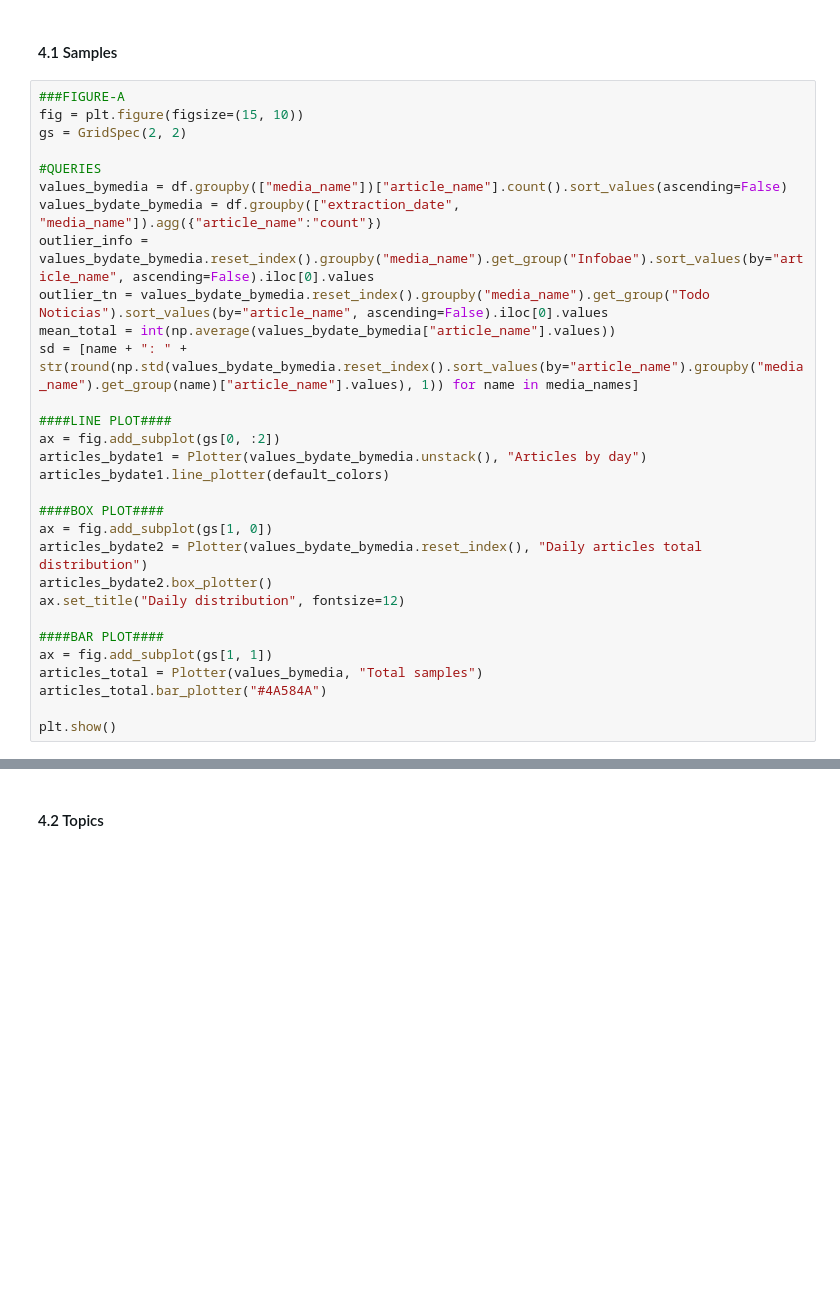
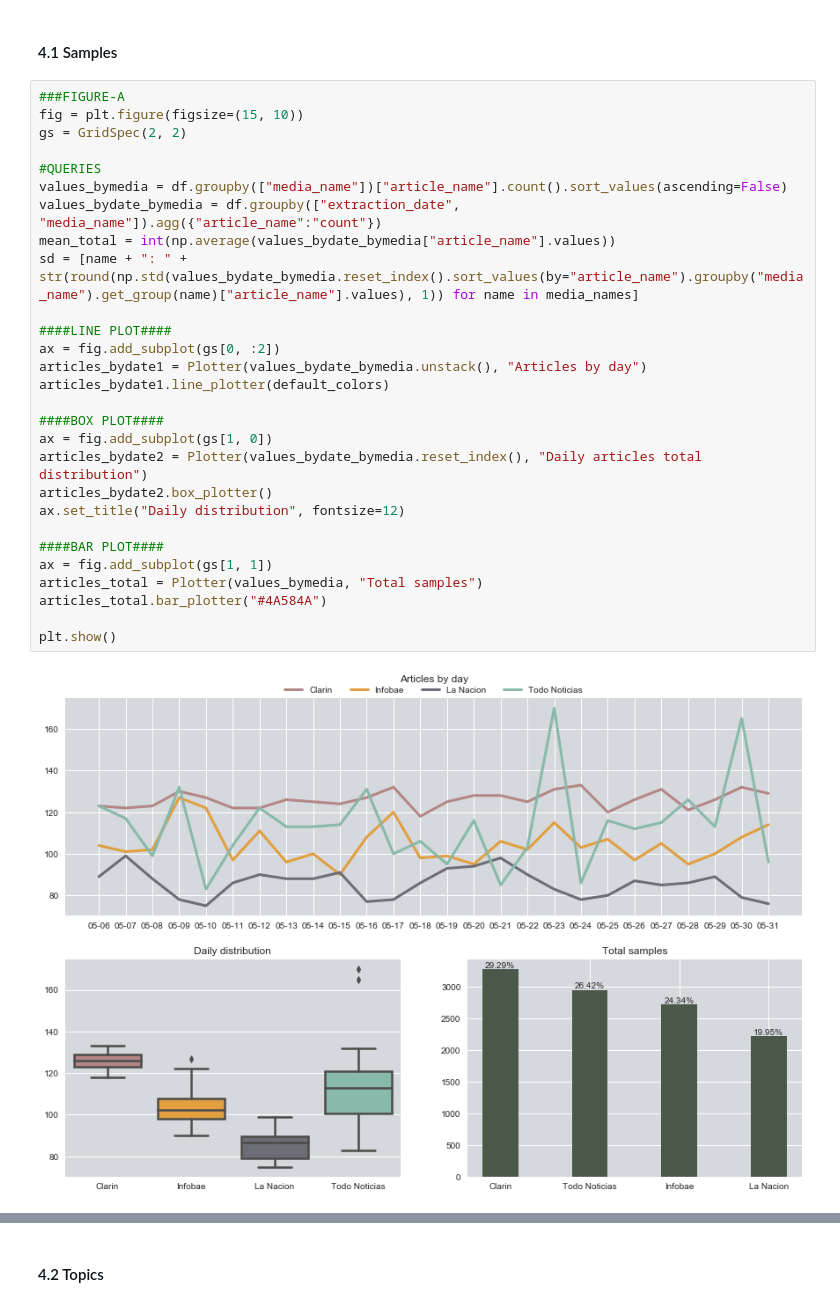
Before and after one commit to ljverni/media, a Jupyter notebook: media-report.ipynb, the cells around one changed output, grey strips where cells are left out. Drawn from its saved outputs; the diff is of its cells as text; blank space fills up the shorter version.

```diff
--- a/media-report.ipynb
+++ b/media-report.ipynb
@@ -254,33 +276,33 @@ class Plotter:
 # %%
 ###FIGURE-A
 fig = plt.figure(figsize=(15, 10))
 gs = GridSpec(2, 2)
 
 #QUERIES
 values_bymedia = df.groupby(["media_name"])["article_name"].count().sort_values(ascending=False)
 values_bydate_bymedia = df.groupby(["extraction_date", "media_name"]).agg({"article_name":"count"})
-outlier_info = values_bydate_bymedia.reset_index().groupby("media_name").get_group("Infobae").sort_values(by="article_name", ascending=False).iloc[0].values
-outlier_tn = values_bydate_bymedia.reset_index().groupby("media_name").get_group("Todo Noticias").sort_values(by="article_name", ascending=False).iloc[0].values
 mean_total = int(np.average(values_bydate_bymedia["article_name"].values))
 sd = [name + ": " + str(round(np.std(values_bydate_bymedia.reset_index().sort_values(by="article_name").groupby("media_name").get_group(name)["article_name"].values), 1)) for name in media_names]
 
 ####LINE PLOT####
 ax = fig.add_subplot(gs[0, :2])
 articles_bydate1 = Plotter(values_bydate_bymedia.unstack(), "Articles by day")
 articles_bydate1.line_plotter(default_colors)
 
 ####BOX PLOT####
 ax = fig.add_subplot(gs[1, 0])
 articles_bydate2 = Plotter(values_bydate_bymedia.reset_index(), "Daily articles total distribution")
 articles_bydate2.box_plotter()
 ax.set_title("Daily distribution", fontsize=12)
 
 ####BAR PLOT####
 ax = fig.add_subplot(gs[1, 1])
 articles_total = Plotter(values_bymedia, "Total samples")
 articles_total.bar_plotter("#4A584A")
 
 plt.show()
+# %% [output]
+[figure, added]
 # %% [markdown]
 The total amount of articles that make up the dataset is {{df.shape[0]}}, distribuited throughout {{df["extraction_date"].nunique()}} days. Any duplicates have been filtered in the scraping process. There were articles that remained on the home page for one or more days, and they are being counted as new articles as they have relative value. They represent a {{round(len(df[df.duplicated(["article_name"])==True])/df.shape[0]*100, 2)}}% of the dataset.
 
```
Also changed, not shown: parts of 13 cells of this notebook.
